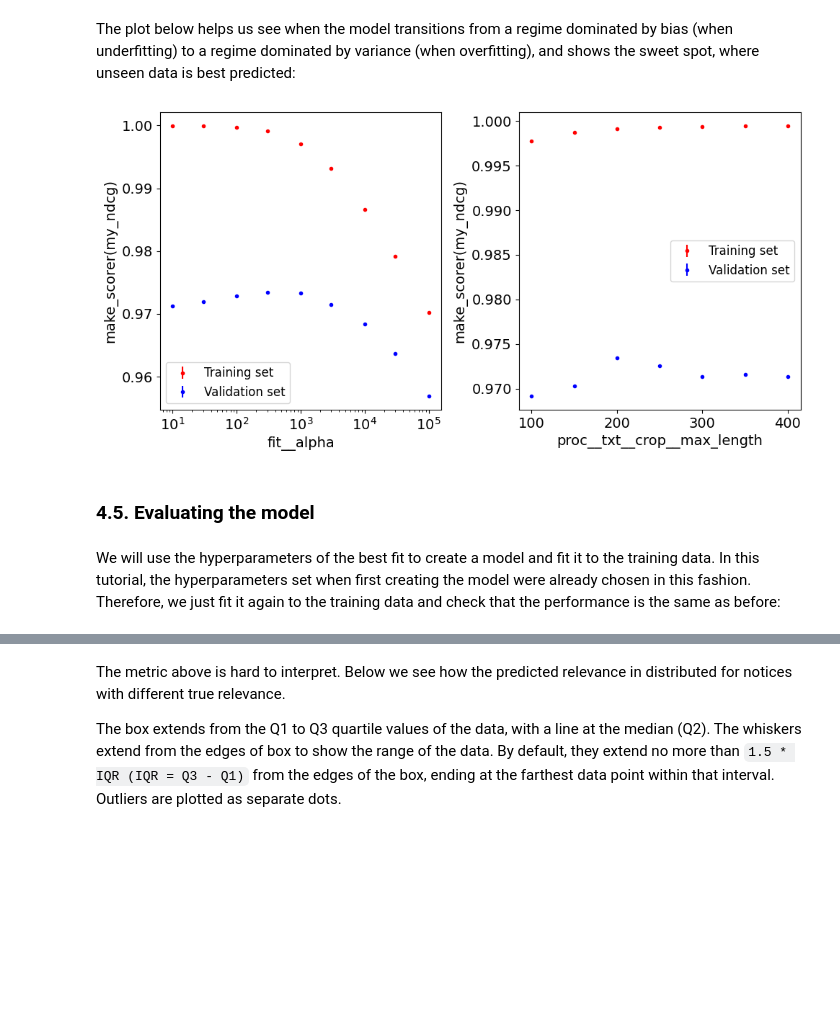
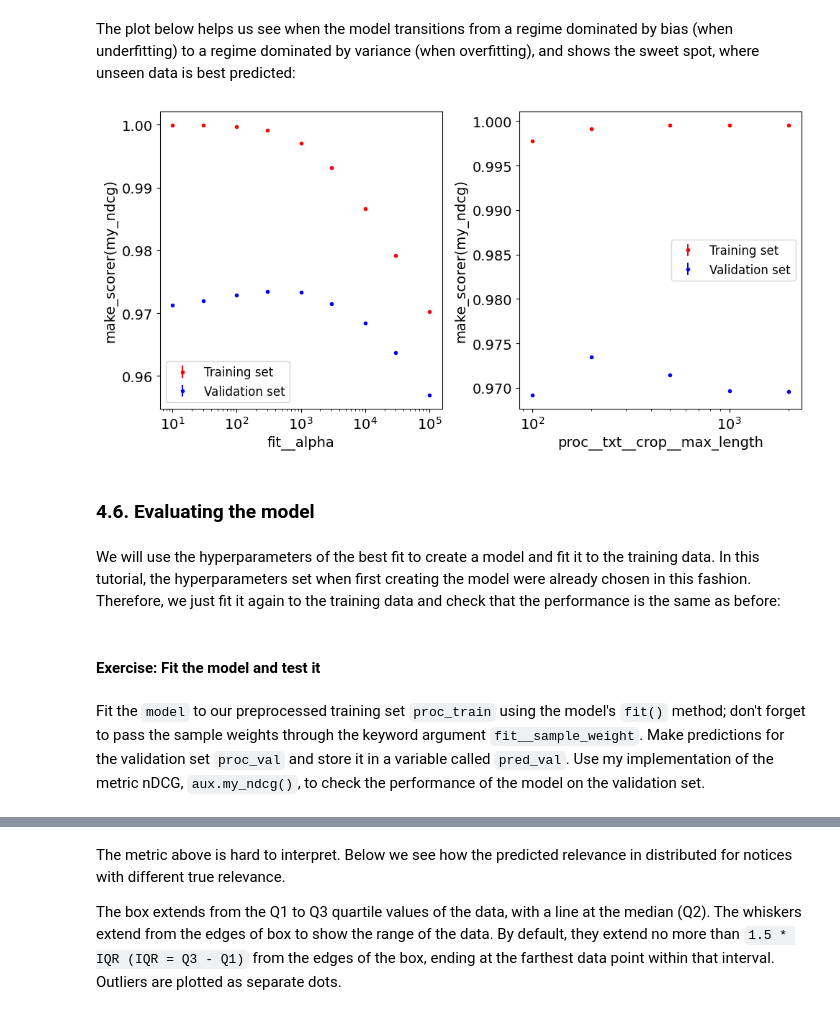
Before and after one commit to cewebbr/text_ranking_in_gov, a Jupyter notebook: analysis/tutorial_Overseeing-gov-with-AI.ipynb, the cells around one changed output, grey strips where cells are left out. Cells and saved outputs as stored; diff of their text form; code cells hidden in the pictures; blank space fills up the shorter version.

```diff
--- a/analysis/tutorial_Overseeing-gov-with-AI.ipynb
+++ b/analysis/tutorial_Overseeing-gov-with-AI.ipynb
@@ -1106,7 +1286,8 @@ ndcg_scorer = make_scorer(aux.my_ndcg, greater_is_better=True)
 # %%
 # Define the hyperparameters to be tested:
 param_grid = {'fit__alpha': [1e1, 3e1, 1e2, 3e2, 1e3, 3e3, 1e4, 3e4, 1e5],
-              'proc__txt__crop__max_length': [100, 150, 200, 250, 300, 350, 400]
+              #'proc__txt__crop__max_length': [100, 150, 200, 250, 300, 350, 400],
+              'proc__txt__crop__max_length': [50, 100, 200, 500, 1000, 2000]
               #'fit__alpha': [1e2, 3e2, 1e3, 3e3],
               #'proc__txt__vec__use_idf': [False, True],
               #'proc__txt__vec__min_df': [1,3,10, 30, 100, 300],
@@ -1150,11 +1328,18 @@ ml.searchCV_table(grid).head(5)
 The plot below helps us see when the model transitions from a regime dominated by bias (when underfitting) to a regime dominated by variance (when overfitting),
 and shows the sweet spot, where unseen data is best predicted:
 # %%
-ml.plot_pars_scores(grid)
+ml.plot_pars_scores(grid, logscale='force')
 # %% [output]
-[figure, old version]
+[figure, new version]
 # %% [markdown]
-### 4.5. Evaluating the model
+### 4.6. Evaluating the model
 # %% [markdown]
 We will use the hyperparameters of the best fit to create a model and fit it to the training data. In this tutorial, the hyperparameters set when first creating the model were already chosen in this fashion.
 Therefore, we just fit it again to the training data and check that the performance is the same as before:
+# %% [markdown]
+#### **Exercise**: Fit the model and test it
+# %% [markdown]
+Fit the `model` to our preprocessed training set `proc_train` using the model's `fit()` method;
+don't forget to pass the sample weights through the keyword argument `fit__sample_weight`.
+Make predictions for the validation set `proc_val`
+and store it in a variable called `pred_val`. Use my implementation of the metric nDCG, `aux.my_ndcg()`, to check the performance of the model on the validation set.
```
Also changed, not shown: parts of 137 cells of this notebook.
